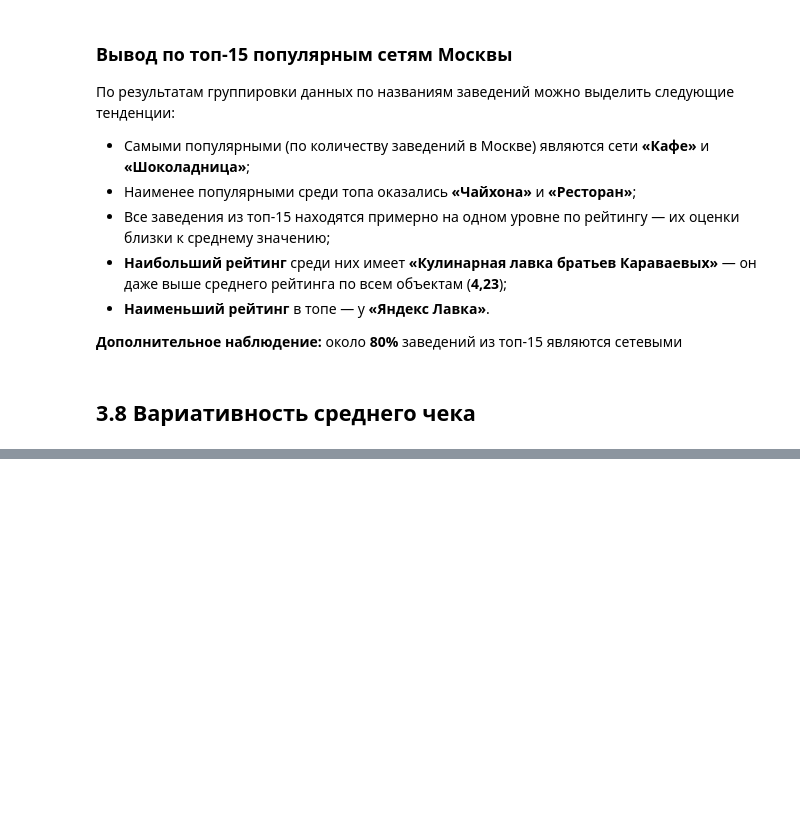
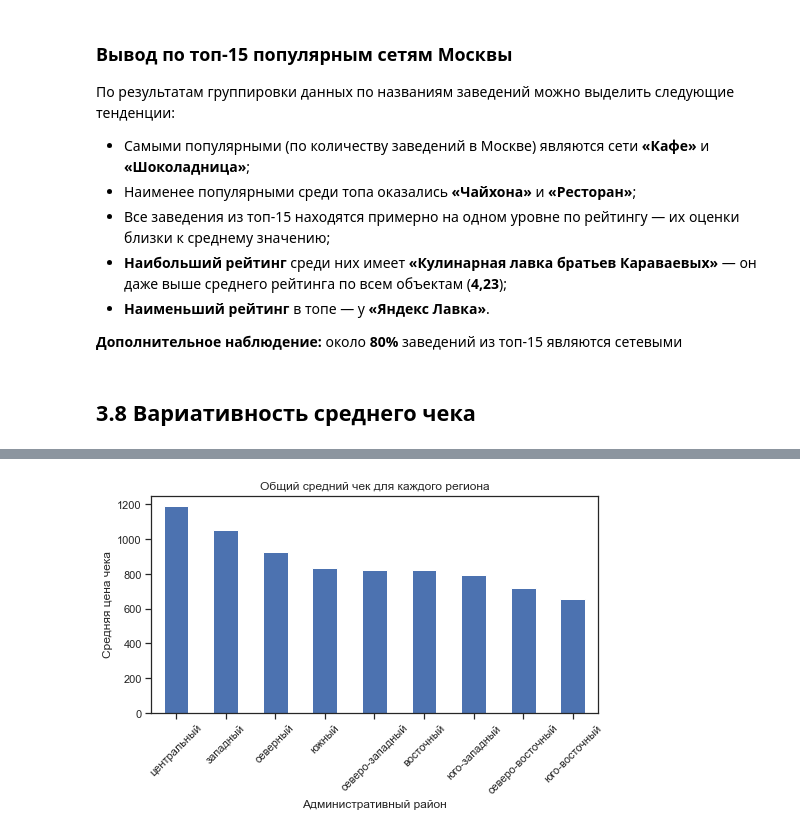
Before and after one commit to CAH0/Moscow_catering_market_research, a Jupyter notebook: File_analitics.ipynb, the cells around one changed output, grey strips where cells are left out. Cells and saved outputs as stored; diff of their text form; code cells hidden in the pictures; blank space fills up the shorter version.

```diff
--- a/File_analitics.ipynb
+++ b/File_analitics.ipynb
@@ -753,5 +755,15 @@ df_clean.groupby('addis')['middle_avg_bill'].agg(['min', 'max', 'mean']).sort_va
 | северо-восточный | 50.0 | 4500.0 | 716.611296 |
 | юго-восточный | 30.0 | 3750.0 | 654.097938 |
 # %%
-display(df.head())
+plt.figure(figsize=(8,4))
+
+df_clean1['mean'].plot(
+    kind='bar',
+    rot=45,
+    title = 'Общий средний чек для каждого региона'
+)
+
+plt.xlabel('Административный район')
+plt.ylabel('Средняя цена чека')
+plt.show()
 # %% [output]
@@ -763,0 +770 @@ display(df.head())
+[figure, added]
```
Also changed, not shown: parts of 5 cells of this notebook.
